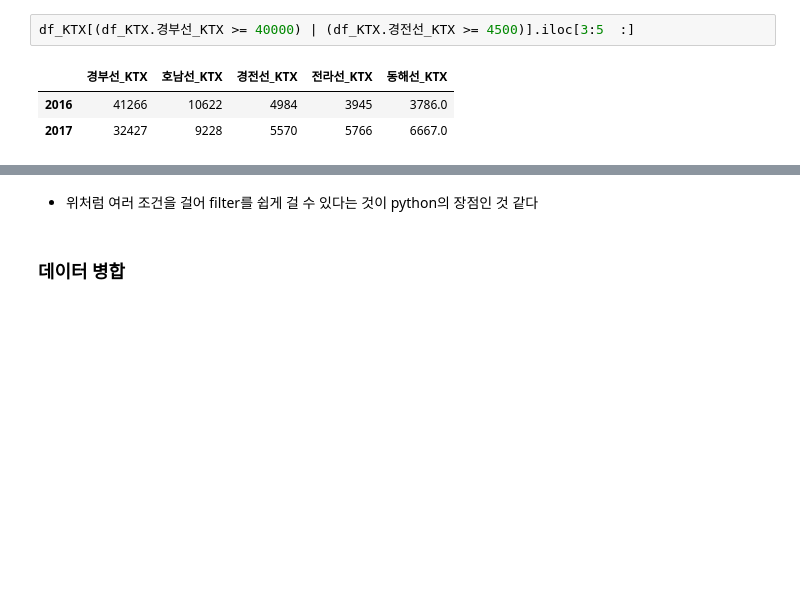
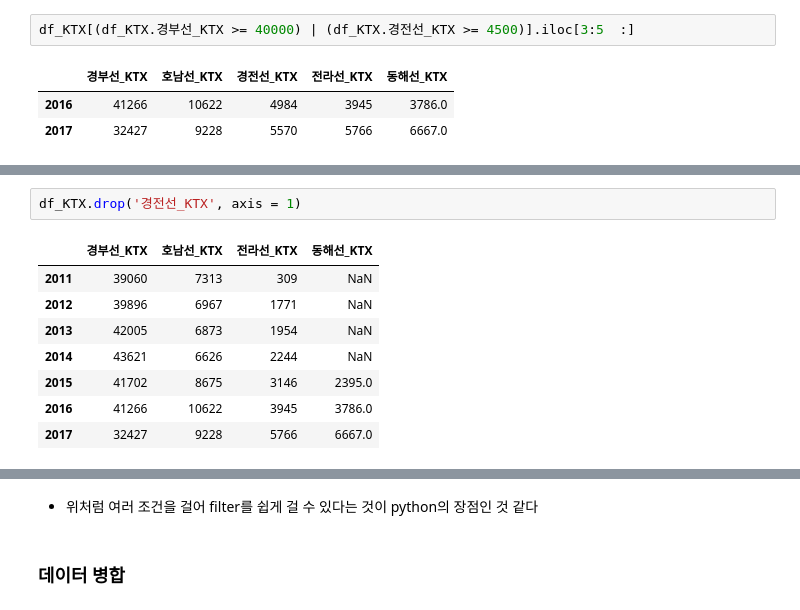
Before and after one commit to jeehoshin/python_newbie, a Jupyter notebook: chapter11_pandas.ipynb, the cells around one changed output, grey strips where cells are left out. Cells and saved outputs as stored; diff of their text form; blank space fills up the shorter version.

```diff
--- a/chapter11_pandas.ipynb
+++ b/chapter11_pandas.ipynb
@@ -490,0 +523,11 @@ df_KTX[(df_KTX.경부선_KTX >= 40000) | (df_KTX.경전선_KTX >= 4500)].iloc[3:
+# %%
+df_KTX.drop('경전선_KTX', axis = 1)
+# %% [output]
+|  | 경부선_KTX | 호남선_KTX | 전라선_KTX | 동해선_KTX |
+| 2011 | 39060 | 7313 | 309 | NaN |
+| 2012 | 39896 | 6967 | 1771 | NaN |
+| 2013 | 42005 | 6873 | 1954 | NaN |
+| 2014 | 43621 | 6626 | 2244 | NaN |
+| 2015 | 41702 | 8675 | 3146 | 2395.0 |
+| 2016 | 41266 | 10622 | 3945 | 3786.0 |
+| 2017 | 32427 | 9228 | 5766 | 6667.0 |
```
Also changed, not shown: parts of 6 cells of this notebook.
